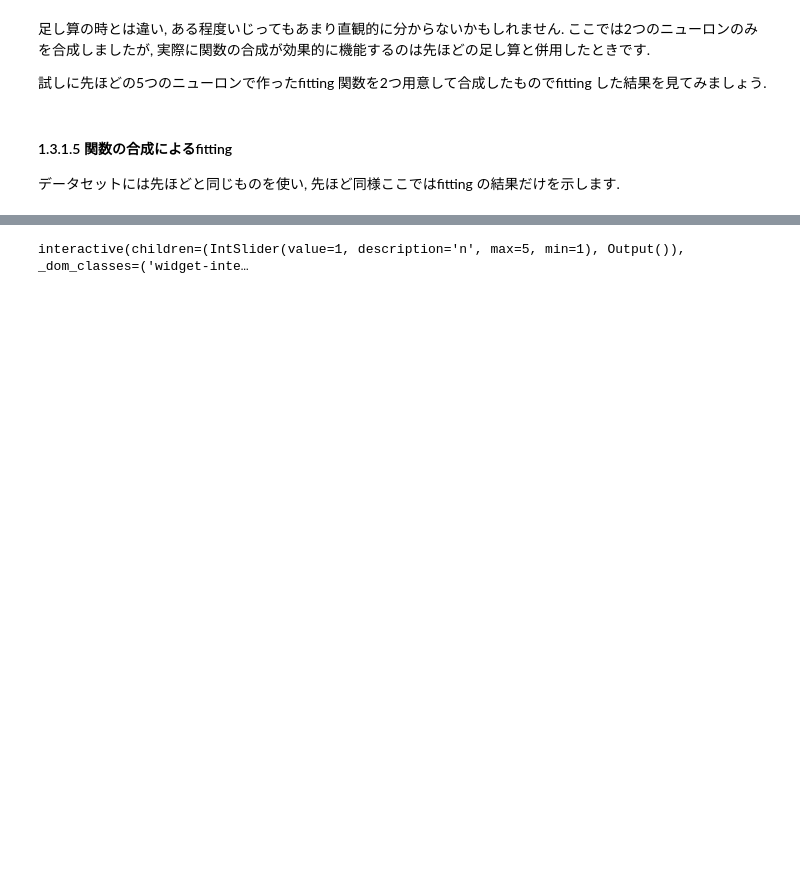
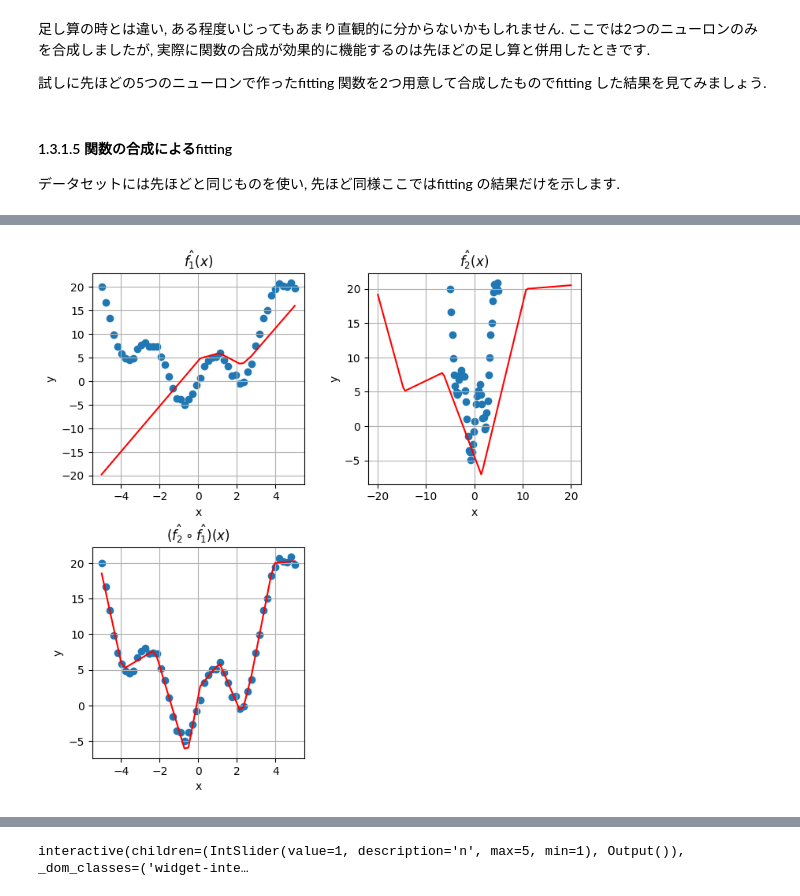
Before and after one commit to takanesano/ml-tutorial, a Jupyter notebook: content/jp/lesson1_nn.ipynb, the cells around one changed output, grey strips where cells are left out. Drawn from its saved outputs; the diff is of its cells as text; code cells hidden in the pictures; blank space fills up the shorter version.

```diff
--- a/content/jp/lesson1_nn.ipynb
+++ b/content/jp/lesson1_nn.ipynb
@@ -189,11 +189,11 @@ $f(x) = \begin{cases}
 import torch
 import matplotlib.pyplot as plt
 
-def base(x):
+def phi(x):
     return torch.maximum(x, torch.tensor(0.0))
 
 x = torch.linspace(-5, 5, 100)
-y = base(x)
+y = phi(x)
 
 fig = plt.figure(figsize=(4, 4))
 ax = fig.add_subplot(111)
@@ -215,11 +215,11 @@ import torch
 import matplotlib.pyplot as plt
 
 
-def f(x):
+def phi(x):
     return torch.maximum(x, torch.tensor(0.0))
 
 def f_hat(x, a1, a2, b1, b2):
-    return a2 * f(a1*(x - b1)) + b2
+    return a2 * phi(a1*(x - b1)) + b2
 
 def plot(a1=1., a2=1., b1=0., b2=0.):
     x = torch.linspace(-5, 5, 100)
@@ -401,11 +401,11 @@ _ = ax.grid()
 # %%
 n_neuron = 5
 
-def f(x):
+def phi(x):
     return torch.maximum(x, torch.tensor(0.0))
 
 def f_hat(x, a1, a2, b1, b2):
-    return a2 * f(a1*x + b1) + b2
+    return a2 * phi(a1*x + b1) + b2
 
 def fit_f(x, a1, b1, a2, b2):
     y_hat = 0
@@ -532,11 +532,11 @@ f1 = VBox([a11, a12, b11, b12])
 f2 = VBox([a21, a22, b21, b22])
 ui = HBox([f1, f2])
 
-def f(x):
+def phi(x):
     return torch.maximum(x, torch.tensor(0.0))
 
 def f_hat(x, a1, a2, b1, b2):
-    return a2 * f(a1*(x - b1)) + b2
+    return a2 * phi(a1*(x - b1)) + b2
 
 def plot(a11, a12, b11, b12,
          a21, a22, b21, b22):
@@ -694,13 +589,73 @@ a: array([[ 2.277565  ,  2.0818648 , -2.091385  ,  2.2894485 ],
 # %%
-a = np.array([[ 2.277565  ,  2.0818648 , -2.091385  ,  2.2894485 ],
+import torch
+import matplotlib.pyplot as plt
+
+n_layer = 2
+n_neuron = 5
+
+a = torch.tensor([[ 2.277565  ,  2.0818648 , -2.091385  ,  2.2894485 ],
        [-1.6214972 , -2.006442  , -1.2724243 , -1.7373123 ],
        [-2.251937  ,  2.5622828 ,  1.0566335 , -2.7065961 ],
        [-2.7508798 , -3.0715334 , -0.07248084,  0.13563994],
        [-0.9031626 ,  1.2331655 ,  0.76850045,  3.7941828 ]],
-      dtype=np.float32)
-b =  np.array([[ -0.64992124,  -1.3103541 ,   3.0604284 , -11.124007  ],
+      )
+b =  torch.tensor([[ -0.64992124,  -1.3103541 ,   3.0604284 , -11.124007  ],
        [  1.7783631 ,  -1.3557833 ,  -8.274943  , -10.606683  ],
        [  5.0640893 ,  -2.276254  , -11.374386  , -10.939752  ],
        [  0.57186085,  -0.94168013,  -2.5660074 , -10.980584  ],
        [  2.4720242 ,  -0.48419482,  11.169371  , -10.121333  ]],
-      dtype=np.float32)
+      )
+
+def phi(x):
+    return torch.maximum(x, torch.tensor(0.0))
+
+def f_hat(x, a1, a2, b1, b2):
+    y = a2[:, None] * phi(a1[:, None]*x + b1[:, None]) + b2[:, None]
+    return y.sum(dim=0)
+
+def f_hat_1(x):
+    y = f_hat(x, a[:, 0], a[:, 1], b[:, 0], b[:, 1])
+    return y
+
+def f_hat_2(x):
+    y = f_hat(x, a[:, 2], a[:, 3], b[:, 2], b[:, 3])
+    return y
+
+def combined(x):
+    return f_hat_2(f_hat_1(x))
+
+###
+
+y_pred = combined(x)
+
+fig = plt.figure(figsize=(8, 8))
+plt.subplots_adjust(
+    left=None, bottom=None, right=None, top=None, wspace=0.3, hspace=0.3
+)
+
+ax1 = fig.add_subplot(221)
+_ = ax1.scatter(x, y)
+_ = ax1.plot(x, f_hat_1(x).detach().numpy(), color='red', linestyle='-')
+_ = ax1.set_title(r"$\hat{f_1}(x)$")
+_ = ax1.set_xlabel("x")
+_ = ax1.set_ylabel("y")
+_ = ax1.grid()
+
+ax2 = fig.add_subplot(222)
+x2 = torch.linspace(-20, 20, 100)
+_ = ax2.scatter(x, y)
+_ = ax2.plot(x2, f_hat_2(x2).detach().numpy(), color='red', linestyle='-')
+_ = ax2.set_title(r"$\hat{f_2}(x)$")
+_ = ax2.set_xlabel("x")
+_ = ax2.set_ylabel("y")
+_ = ax2.grid()
+
+ax3 = fig.add_subplot(223)
+_ = ax3.scatter(x, y)
+_ = ax3.plot(x, y_pred.detach().numpy(), color='red', linestyle='-')
+_ = ax3.set_title(r"$(\hat{f_2} \circ \hat{f_1})(x)$")
+_ = ax3.set_xlabel("x")
+_ = ax3.set_ylabel("y")
+_ = ax3.grid()
+# %% [output]
+[figure, added]
```
Also changed, not shown: parts of 9 cells of this notebook.
